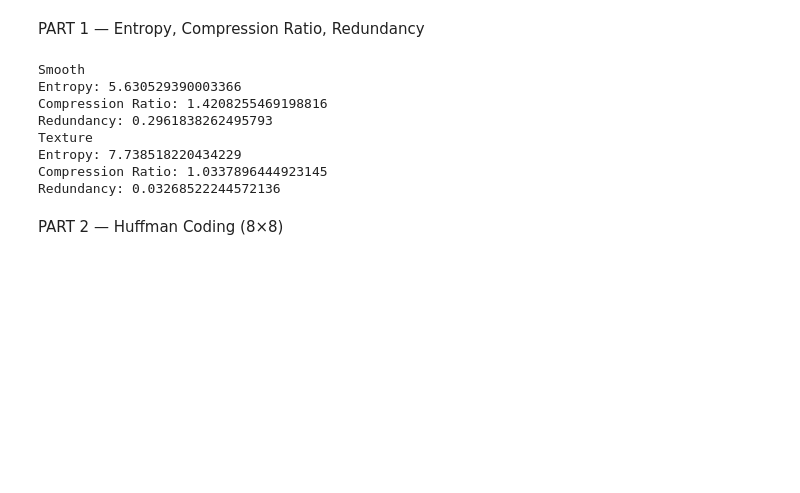
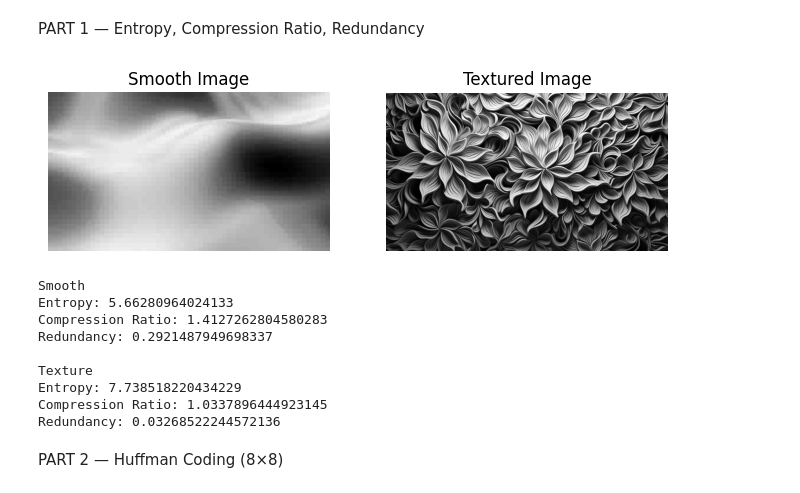
Before and after one commit to Ravi-ranjan1801/DIP-Lab, a Jupyter notebook: dip_lab_11_Compression_Huffman_+_Arithmetic.ipynb, the cells around one changed output. Cells and saved outputs as stored; diff of their text form; code cells hidden in the pictures; blank space fills up the shorter version.

```diff
--- a/dip_lab_11_Compression_Huffman_+_Arithmetic.ipynb
+++ b/dip_lab_11_Compression_Huffman_+_Arithmetic.ipynb
@@ -12,29 +12,49 @@ from collections import Counter
 # %% [markdown]
 PART 1 — Entropy, Compression Ratio, Redundancy
 # %%
-img1 = cv2.imread('smooth.avif',0)
+img1 = cv2.imread('smooth.jpg',0)
 img2 = cv2.imread('textured.jpg',0)
 
+# Display images
+plt.figure(figsize=(8,4))
+
+plt.subplot(1,2,1)
+plt.imshow(img1, cmap='gray')
+plt.title("Smooth Image")
+plt.axis('off')
+
+plt.subplot(1,2,2)
+plt.imshow(img2, cmap='gray')
+plt.title("Textured Image")
+plt.axis('off')
+
+plt.show()
+
+# Entropy function
 def entropy(img):
     hist = np.bincount(img.flatten(), minlength=256)
     p = hist / np.sum(hist)
     p = p[p>0]
     return -np.sum(p*np.log2(p))
 
+# Compute values
 for name, img in zip(["Smooth","Texture"], [img1,img2]):
     H = entropy(img)
     CR = 8 / H
     RD = 1 - (1/CR)
 
     print(name)
     print("Entropy:", H)
     print("Compression Ratio:", CR)
     print("Redundancy:", RD)
+    print()
 # %% [output]
+[figure, added]
 Smooth
-Entropy: 5.630529390003366
-Compression Ratio: 1.4208255469198816
-Redundancy: 0.2961838262495793
+Entropy: 5.66280964024133
+Compression Ratio: 1.4127262804580283
+Redundancy: 0.2921487949698337
+
 Texture
 Entropy: 7.738518220434229
 Compression Ratio: 1.0337896444923145
```
Also changed, not shown: parts of 11 cells of this notebook.
